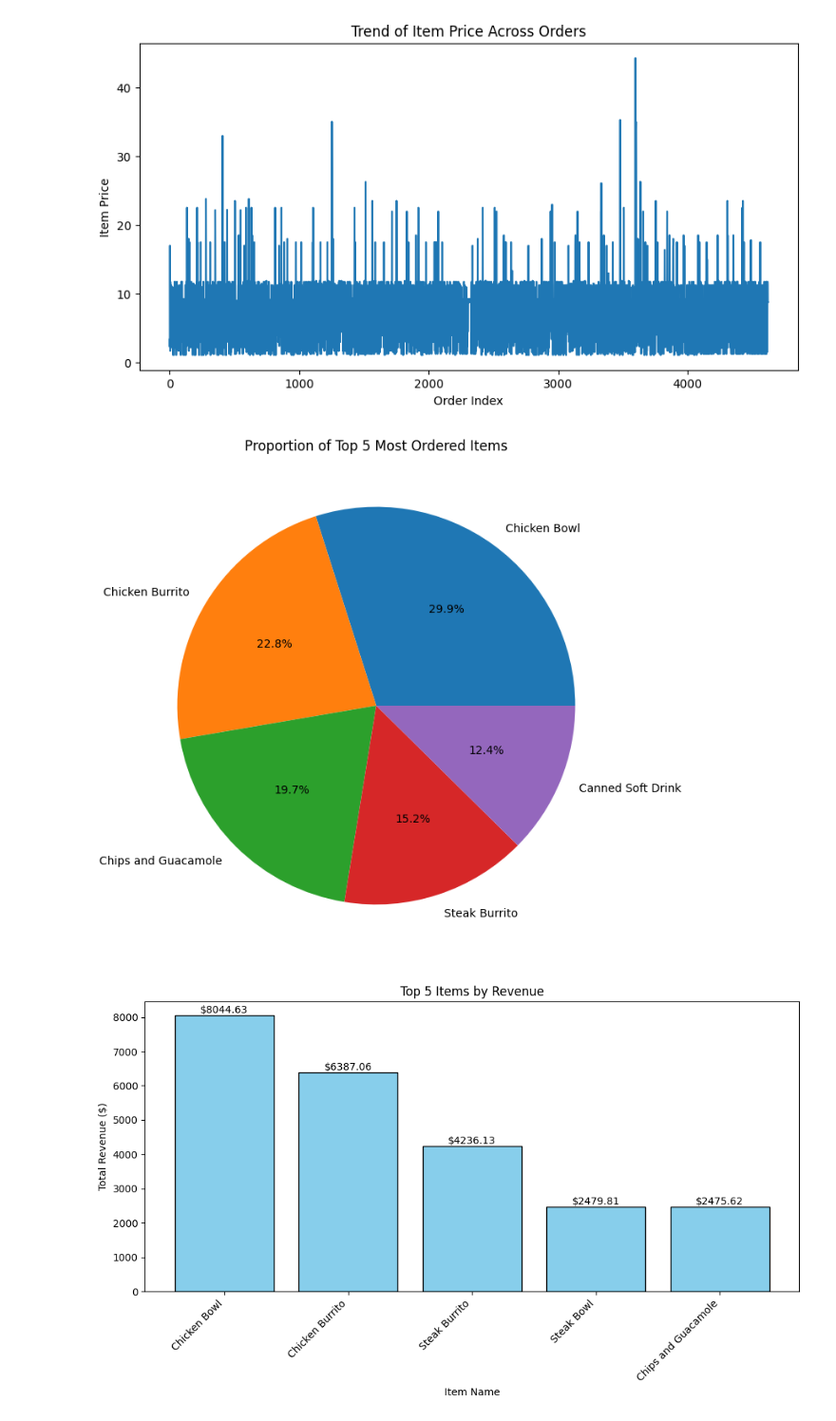
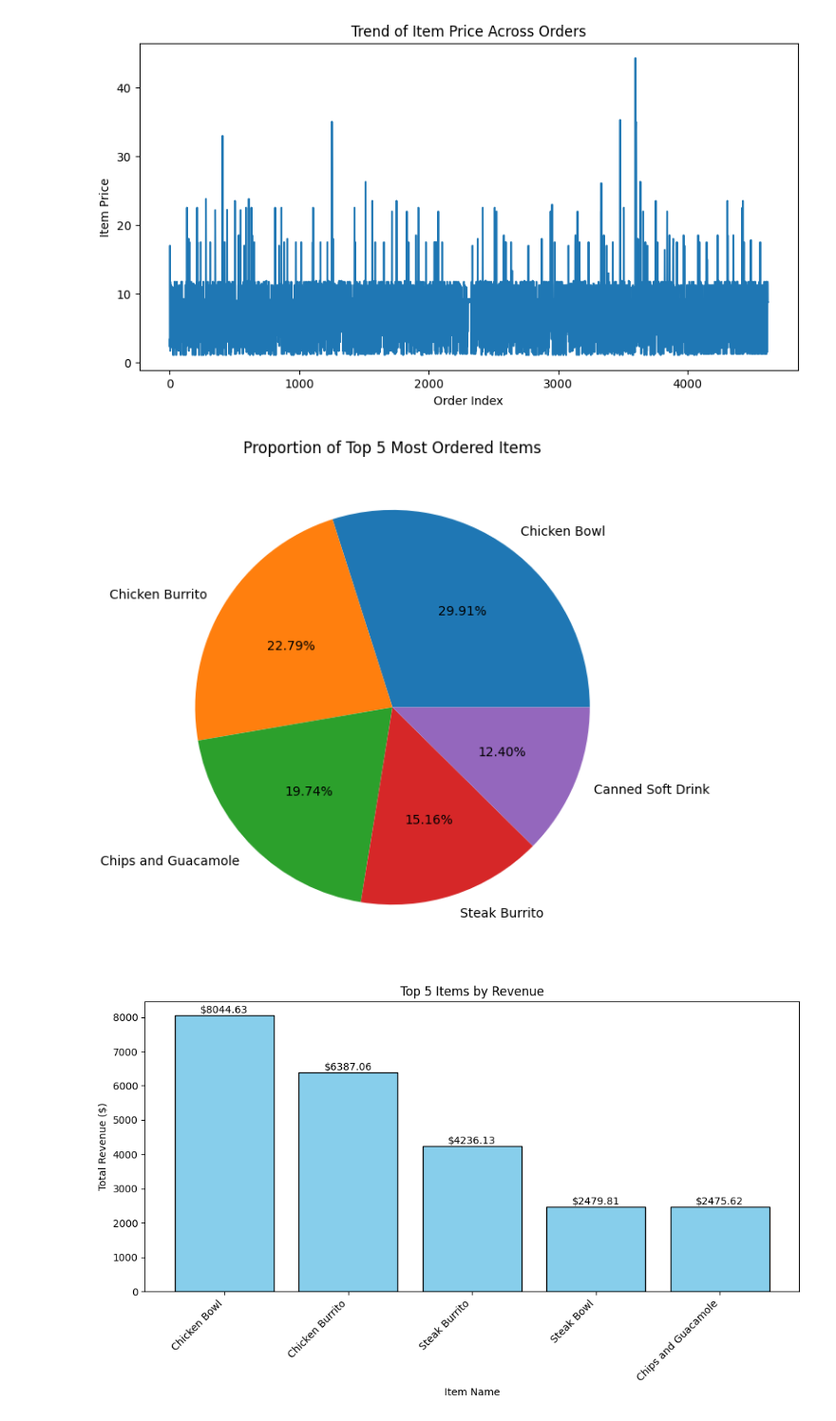
Before and after one commit to Piyushvishnoi/Python_Pandas_Project, a Jupyter notebook: Final_project_panda.ipynb, the cells around one changed output. Shown: that part at 95% size. Drawn from its saved outputs; the diff is of its cells as text; code cells hidden in the pictures.

```diff
--- a/Final_project_panda.ipynb
+++ b/Final_project_panda.ipynb
@@ -6,6 +6,7 @@ import pandas as pd
 import matplotlib.pyplot as plt
 
 # Step 2: Download the Chipotle dataset
-data = pd.read_csv("/chipotle.tsv", sep="\t")
+data_read = pd.read_csv("/chipotle.tsv", sep="\t")
+data=pd.DataFrame(data_read)
 # %%
 # Step 3: Display basic information
@@ -352,12 +342,12 @@ plt.show()
 # %%
 #Pie chart for top 5 most ordered items:
 top_5_items = data_copy['item_name'].value_counts().head(5)
-top_5_items.plot(kind='pie', autopct='%1.1f%%', figsize=(8, 8))
+top_5_items.plot(kind='pie', autopct='%1.2f%%', figsize=(7, 7))
 plt.title('Proportion of Top 5 Most Ordered Items')
 plt.ylabel('')
 plt.show()
 # %% [output]
-[figure, old version]
+[figure, new version]
 # %%
 
 # Convert item_price to float (if not already done)
```
Also changed, not shown: parts of 9 cells of this notebook.
